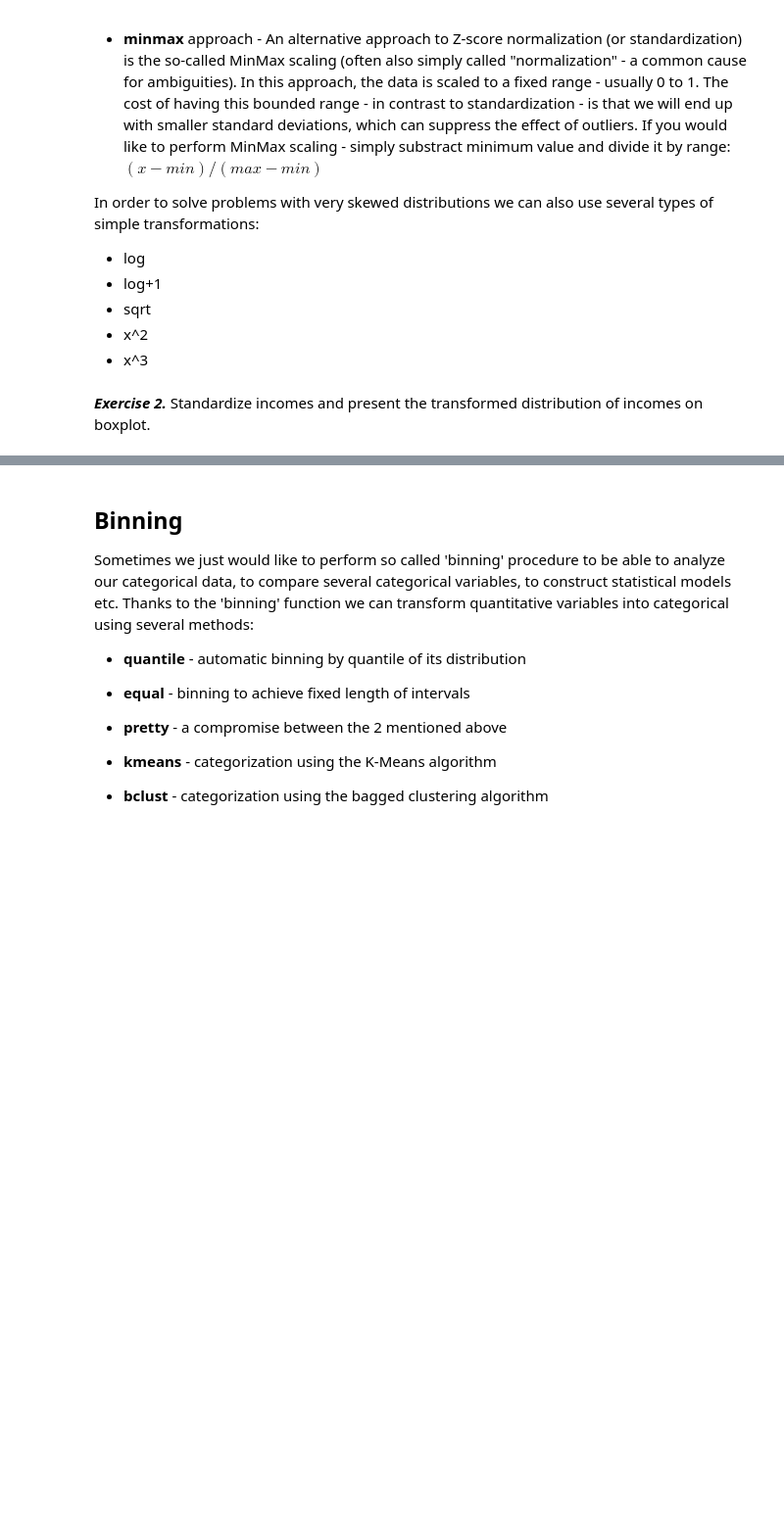
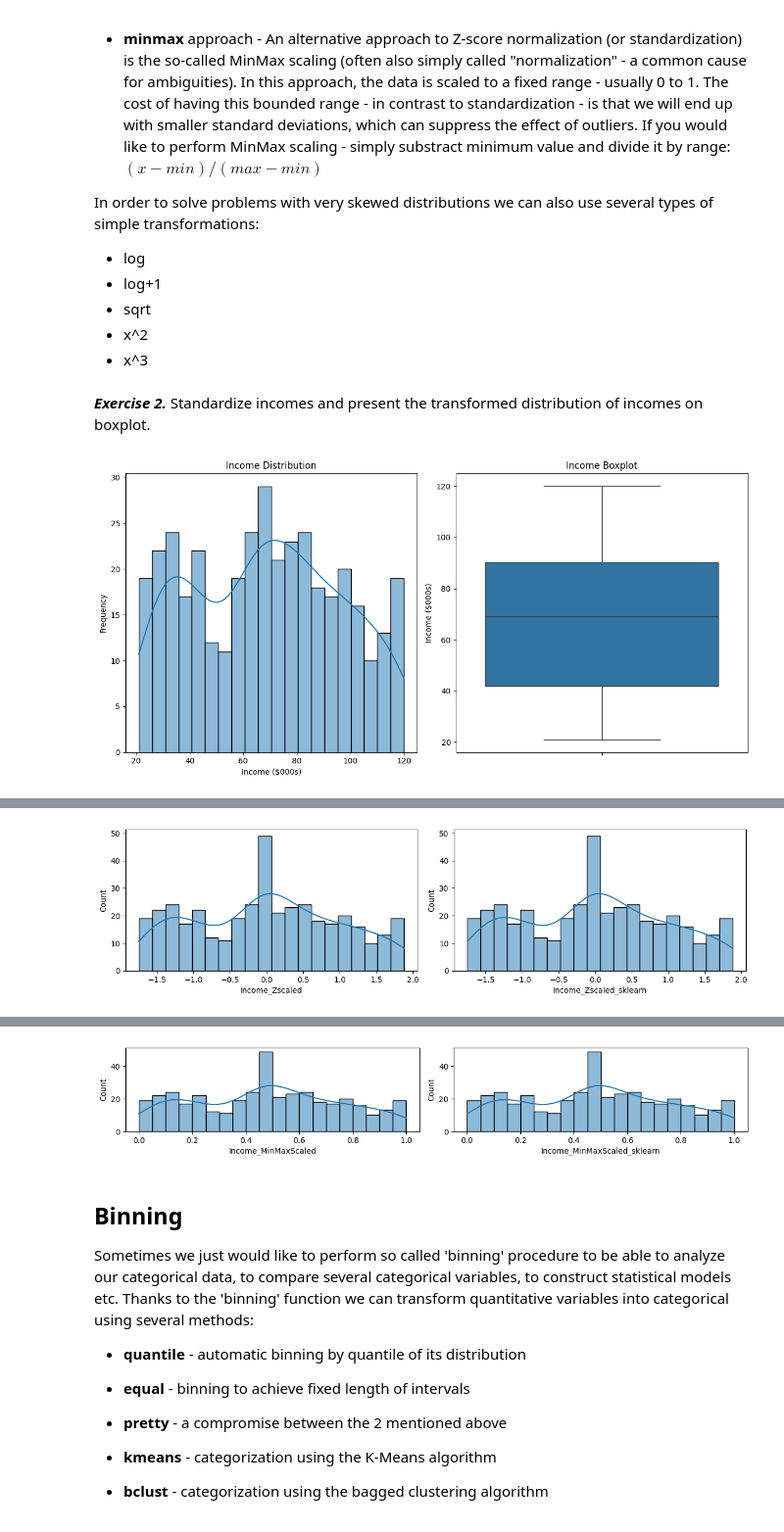
Before and after one commit to PawelNecel05/ds2025, a Jupyter notebook: Exercise 4.ipynb, the cells around one changed output, grey strips where cells are left out. Shown: that part at 98% size. Cells and saved outputs as stored; diff of their text form; code cells hidden in the pictures; blank space fills up the shorter version.

```diff
--- a/Exercise 4.ipynb
+++ b/Exercise 4.ipynb
@@ -472,3 +472,78 @@ In order to solve problems with very skewed distributions we can also use severa
 -   x\^3
 # %% [markdown]
 ***Exercise 2.*** Standardize incomes and present the transformed distribution of incomes on boxplot.
+# %%
+from sklearn.preprocessing import StandardScaler, MinMaxScaler
+plt.figure(figsize=(12, 6))
+
+plt.subplot(1, 2, 1)
+sns.histplot(carseats['Income'].dropna(), bins=20, kde=True)
+plt.title('Income Distribution')
+plt.xlabel('Income ($000s)')
+plt.ylabel('Frequency')
+
+plt.subplot(1, 2, 2)
+sns.boxplot(y=carseats['Income'].dropna())            # graphs with dropped missing values
+plt.title('Income Boxplot')
+plt.ylabel('Income ($000s)')
+
+plt.tight_layout()
+plt.show()
+
+# Print basic statistics for Income
+print("Income statistics:")
+print(carseats['Income'].describe())
+# Create a copy of the dataframe to avoid modifying the original data
+carseats_copy = carseats.copy()
+
+# Handle missing values - we'll fill them with median for this demonstration
+carseats_copy['Income'].fillna(carseats_copy['Income'].median(), inplace=True)
+
+# Apply Z-score standardization using NumPy
+income_mean = carseats_copy['Income'].mean()
+income_std = carseats_copy['Income'].std()
+carseats_copy['Income_Zscaled'] = (carseats_copy['Income'] - income_mean) / income_std
+
+# We can also use scikit-learn's StandardScaler
+scaler = StandardScaler()
+carseats_copy['Income_Zscaled_sklearn'] = scaler.fit_transform(carseats_copy[['Income']])
+
+# Verify the mean and standard deviation of the standardized data
+print("Statistics for Z-scaled Income (manual method):")
+print(f"Mean: {carseats_copy['Income_Zscaled'].mean():.6f}")
+print(f"Standard deviation: {carseats_copy['Income_Zscaled'].std():.6f}")
+print("\nStatistics for Z-scaled Income (sklearn method):")
+print(f"Mean: {carseats_copy['Income_Zscaled_sklearn'].mean():.6f}")
+print(f"Standard deviation: {carseats_copy['Income_Zscaled_sklearn'].std():.6f}")
+plt.figure(figsize=(12, 6))
+plt.subplot(2, 2, 1)
+sns.histplot(carseats_copy['Income_Zscaled'], bins=20, kde=True)
+plt.subplot(2, 2, 2)
+sns.histplot(carseats_copy['Income_Zscaled_sklearn'], bins=20, kde=True)
+plt.tight_layout()
+plt.show()
+# Apply MinMax scaling using NumPy
+income_min = carseats_copy['Income'].min()
+income_max = carseats_copy['Income'].max()
+carseats_copy['Income_MinMaxScaled'] = (carseats_copy['Income'] - income_min) / (income_max - income_min)
+
+# We can also use scikit-learn's MinMaxScaler
+min_max_scaler = MinMaxScaler()
+carseats_copy['Income_MinMaxScaled_sklearn'] = min_max_scaler.fit_transform(carseats_copy[['Income']])
+
+# Verify the min and max of the scaled data
+print("Statistics for MinMax-scaled Income (manual method):")
+print(f"Minimum: {carseats_copy['Income_MinMaxScaled'].min():.6f}")
+print(f"Maximum: {carseats_copy['Income_MinMaxScaled'].max():.6f}")
+print("\nStatistics for MinMax-scaled Income (sklearn method):")
+print(f"Minimum: {carseats_copy['Income_MinMaxScaled_sklearn'].min():.6f}")
+print(f"Maximum: {carseats_copy['Income_MinMaxScaled_sklearn'].max():.6f}")
+plt.figure(figsize=(12, 6))
+plt.subplot(3, 2, 1)
+sns.histplot(carseats_copy['Income_MinMaxScaled'], bins=20, kde=True)
+plt.subplot(3, 2, 2)
+sns.histplot(carseats_copy['Income_MinMaxScaled_sklearn'], bins=20, kde=True)
+plt.tight_layout()
+plt.show()
+# %% [output]
+[figure, added]
@@ -474,0 +567 @@ In order to solve problems with very skewed distributions we can also use severa
+[figure, added]
@@ -475,3 +575,4 @@ In order to solve problems with very skewed distributions we can also use severa
+[figure, added]
 # %% [markdown]
 ## Binning
 
```
Also changed, not shown: parts of 9 cells of this notebook.
